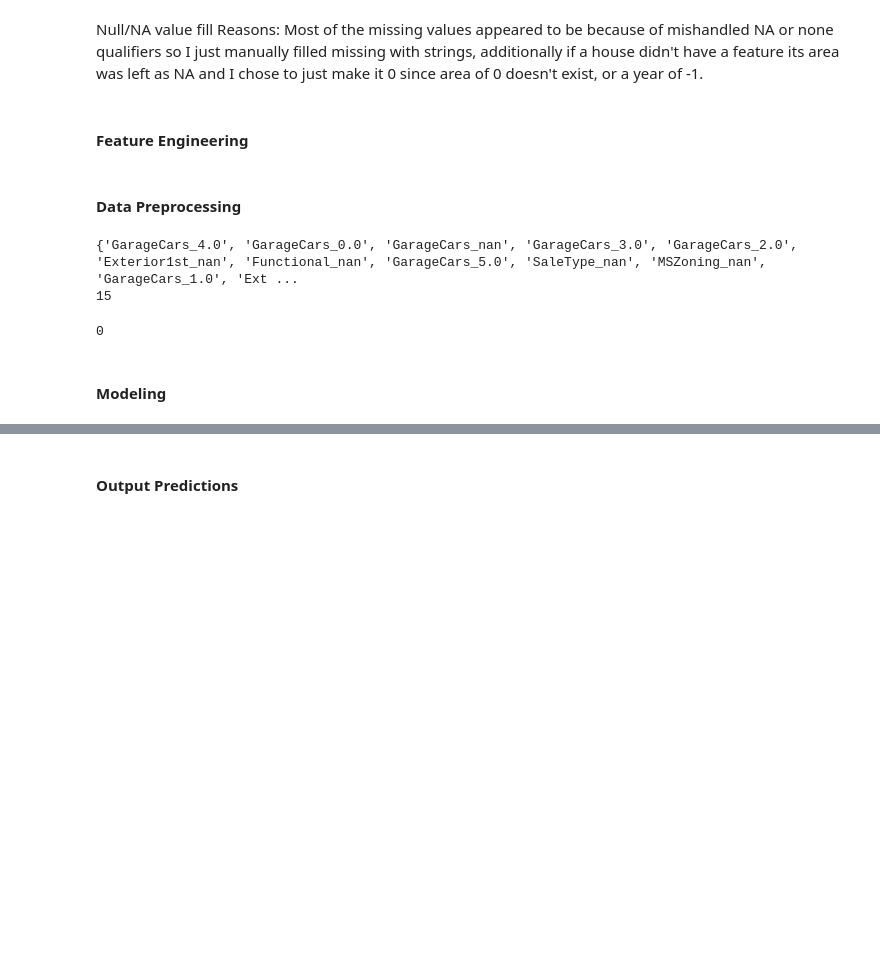
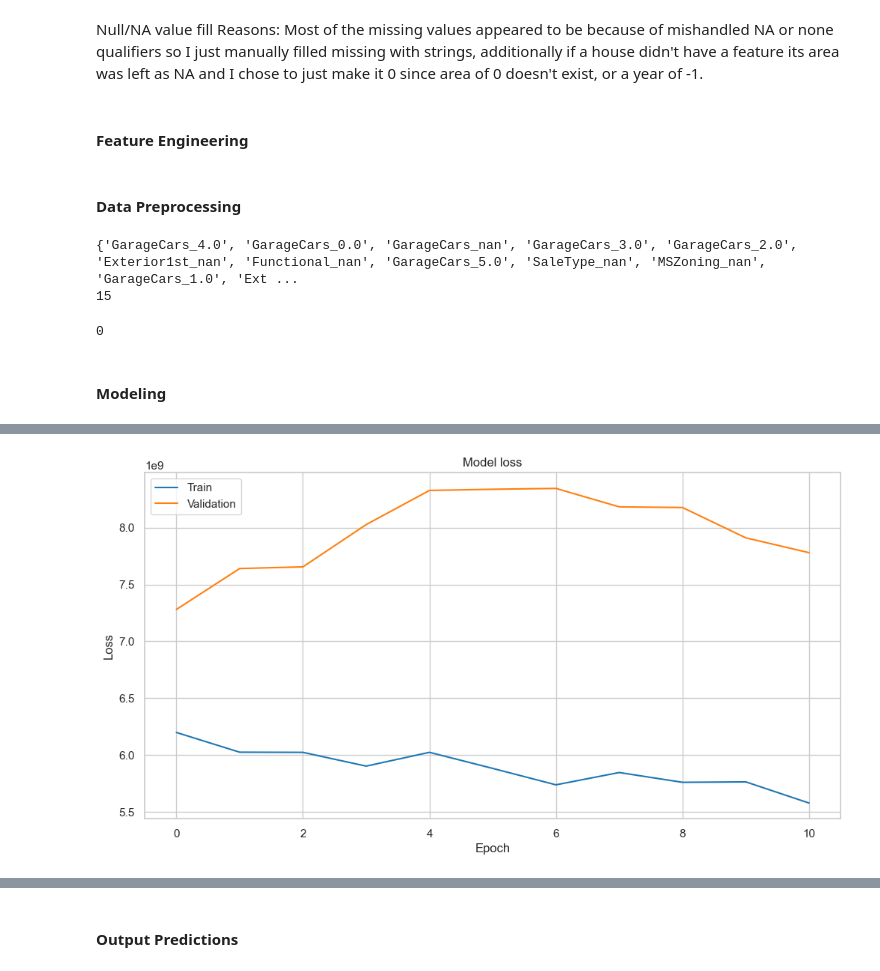
Before and after one commit to PrelaunchZeus2/Kaggle-Challenges, a Jupyter notebook: House Prices/NN_houseprices.ipynb, the cells around one changed output, grey strips where cells are left out. Cells and saved outputs as stored; diff of their text form; code cells hidden in the pictures; blank space fills up the shorter version.

Commit message:
Model appears to be overfitting so parameters are being tuned down

```diff
--- a/House Prices/NN_houseprices.ipynb
+++ b/House Prices/NN_houseprices.ipynb
@@ -171,15 +171,15 @@ class HousePriceHyperModel(HyperModel):
         model.add(layers.Input(shape=(X_train.shape[1],)))
         model.add(layers.BatchNormalization())
 
-        for i in range(hp.Int('num_layers', 1, 7)):
+        for i in range(hp.Int('num_layers', 1, 3)):
             units = hp.Int('units_' + str(i),
-                           min_value=256,
-                           max_value=1024,
-                           step=256)
+                           min_value=32,
+                           max_value=128,
+                           step=32)
             activation = 'relu'
 
             # Add regularization
-            kernel_regularizer = regularizers.l1(hp.Float('l1_regularization_' + str(i),
+            kernel_regularizer = regularizers.l2(hp.Float('l2_regularization_' + str(i),
                                                           min_value=1e-6,
                                                           max_value=1e-3,
                                                           sampling='LOG'))
@@ -189,16 +189,16 @@ class HousePriceHyperModel(HyperModel):
                                    kernel_regularizer=kernel_regularizer))
             model.add(layers.BatchNormalization())
             model.add(layers.Dropout(hp.Float('dropout_' + str(i),
-                                              min_value=0.2,
-                                              max_value=0.5,
+                                              min_value=0.3,
+                                              max_value=0.7,
                                               step=0.1)))
         model.add(layers.Dense(1, activation='linear'))
 
         model.compile(
             optimizer=keras.optimizers.Adam(
                 learning_rate=hp.Float('learning_rate',
-                                       min_value=1e-5,
-                                       max_value=1e-2,
+                                       min_value=1e-6,
+                                       max_value=1e-3,
                                        sampling='LOG')
             ),
             loss='mse',
@@ -208,17 +208,17 @@ class HousePriceHyperModel(HyperModel):
 
 tuner = BayesianOptimization(
     HousePriceHyperModel(),
-    objective='val_mean_absolute_error',
-    max_trials=10,
-    directory='House Price Tuning',
-    project_name='House Price Prediction',
-    overwrite=True
+    objective = 'val_mean_absolute_error',
+    max_trials = 25,
+    directory = 'House Price Tuning',
+    project_name = 'House Price Prediction',
+    overwrite = True
 )
 
 #********************#
-MY_PATIENCE = 10
+MY_PATIENCE = 5
 MY_EPOCHS = 250
-MY_MIN_DELTA = 0.001
+MY_MIN_DELTA = 0.01
 #********************#
 
 tuner.search(
@@ -272,0 +297,12 @@ plt.show()
+# %%
+#Plot Training and validation loss
+plt.figure(figsize=(12, 6))
+plt.plot(history.history['loss'])
+plt.plot(history.history['val_loss'])
+plt.title('Model loss')
+plt.ylabel('Loss')
+plt.xlabel('Epoch')
+plt.legend(['Train', 'Validation'], loc='upper left')
+plt.show()
+# %% [output]
+[figure, added]
```
Also changed, not shown: parts of 8 cells of this notebook, 1 other file.
